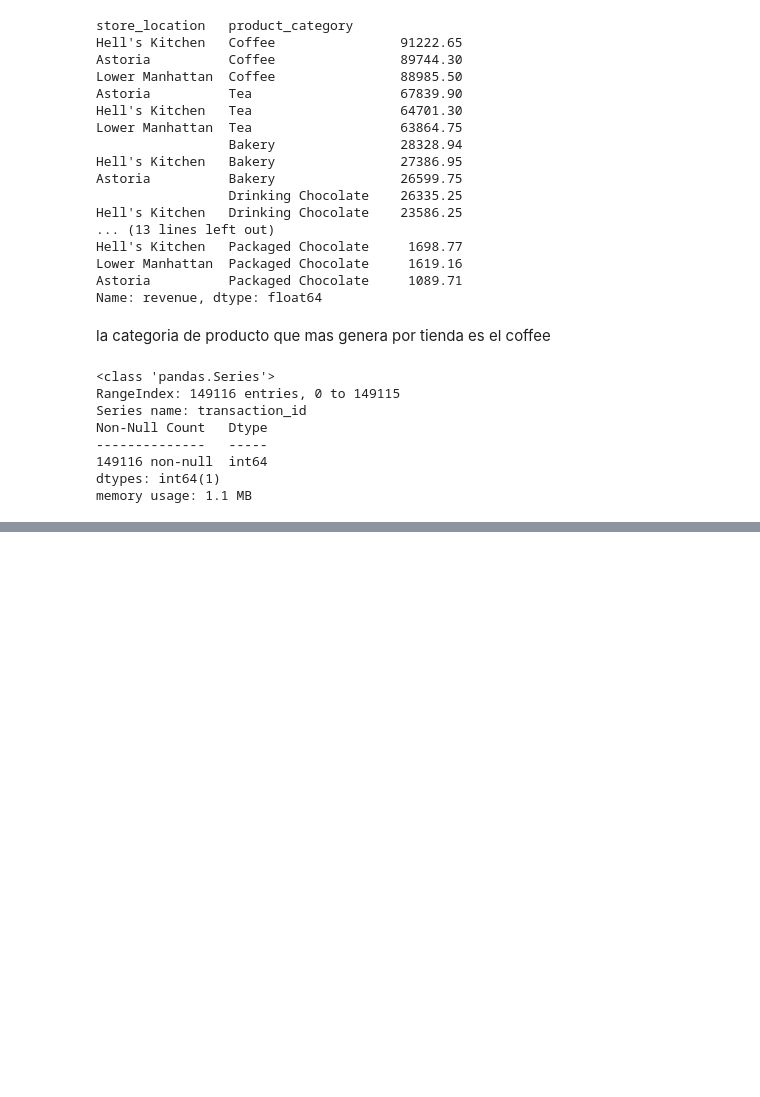
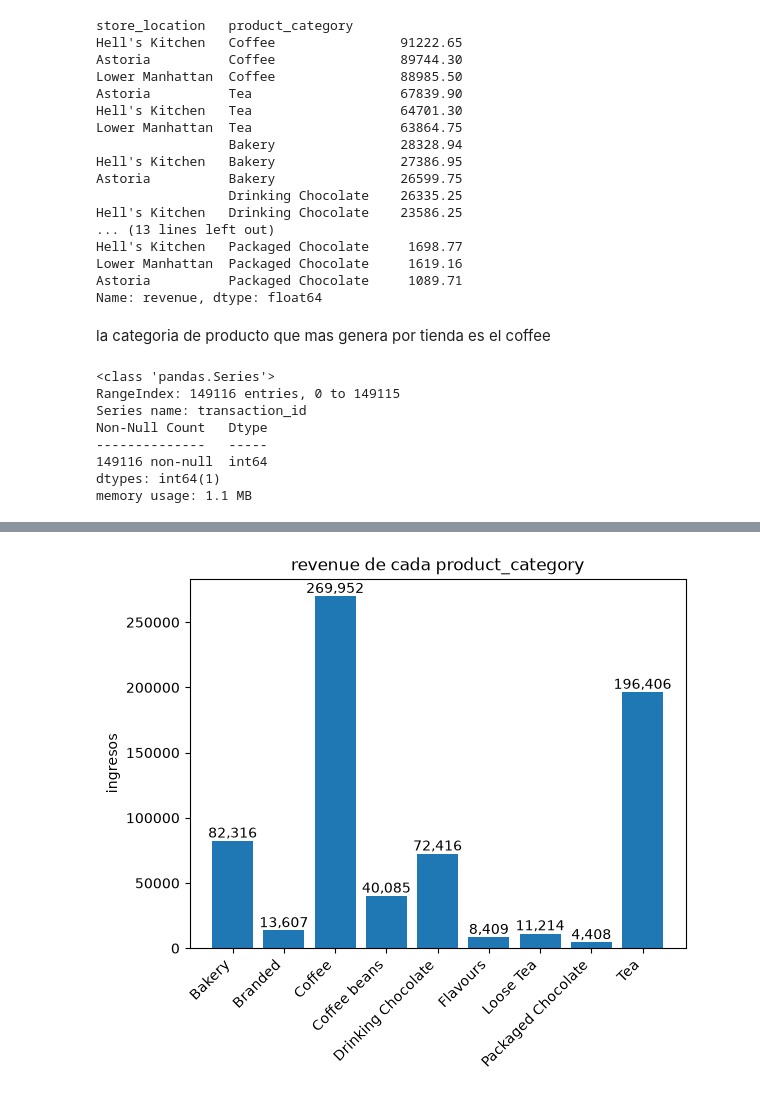
Before and after one commit to juniorleyer1/coffee-shop-sales-analysis, a Jupyter notebook: notebooks/coffee-shop-sales-analysis.ipynb, the cells around one changed output, grey strips where cells are left out. Saved outputs shown, nothing was run; the diff lists cells and outputs as text; code cells hidden in the pictures; blank space fills up the shorter version.

```diff
--- a/notebooks/coffee-shop-sales-analysis.ipynb
+++ b/notebooks/coffee-shop-sales-analysis.ipynb
@@ -530,0 +699,21 @@ memory usage: 1.1 MB
+# %%
+
+# plt.show()
+
+# fruit_names = ['Coffee', 'Salted Caramel', 'Pistachio']
+# fruit_counts = [4000, 2000, 7000]
+
+# fig, ax = plt.subplots()
+# bar_container = ax.bar(fruit_names, fruit_counts)
+
+
+
+fig, ax = plt.subplots()
+revenue_category = df_new.groupby('product_category')['revenue'].sum().reset_index()
+bar_container = ax.bar(revenue_category['product_category'], revenue_category['revenue'])
+ax.set(ylabel='ingresos', title='revenue de cada product_category')
+ax.bar_label(bar_container, fmt='{:,.0f}')
+plt.xticks(rotation=45, ha='right')
+plt.show()
+# %% [output]
+[figure, added]
```
Also changed, not shown: parts of 16 cells of this notebook.
